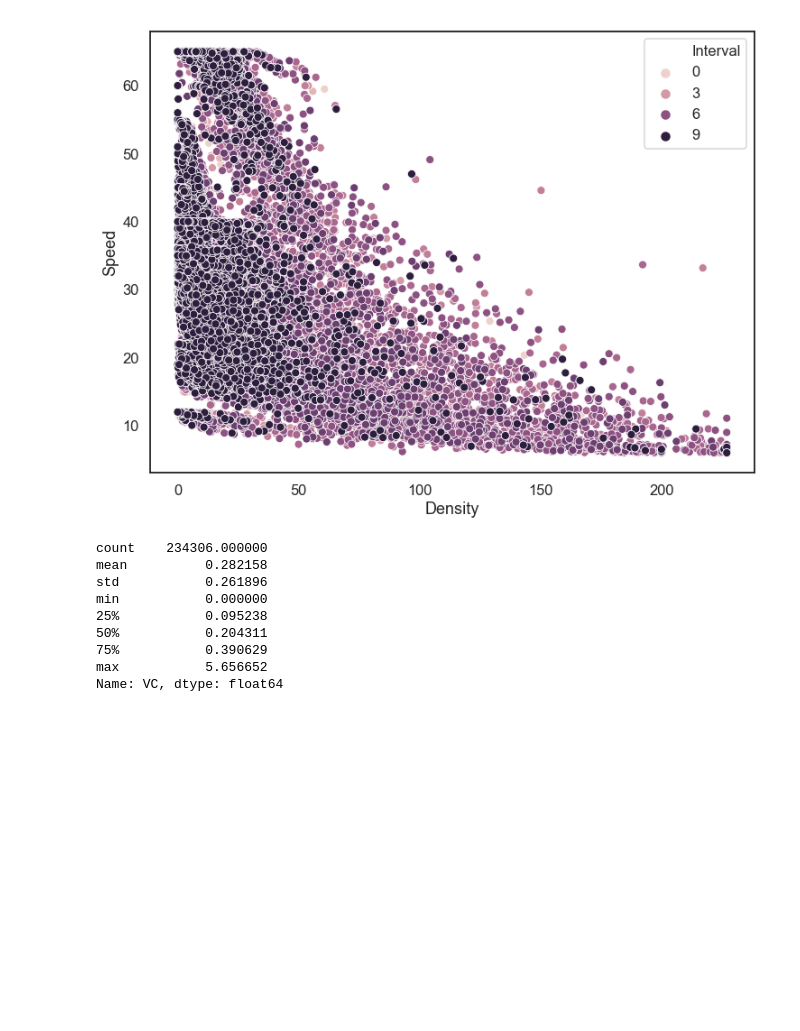
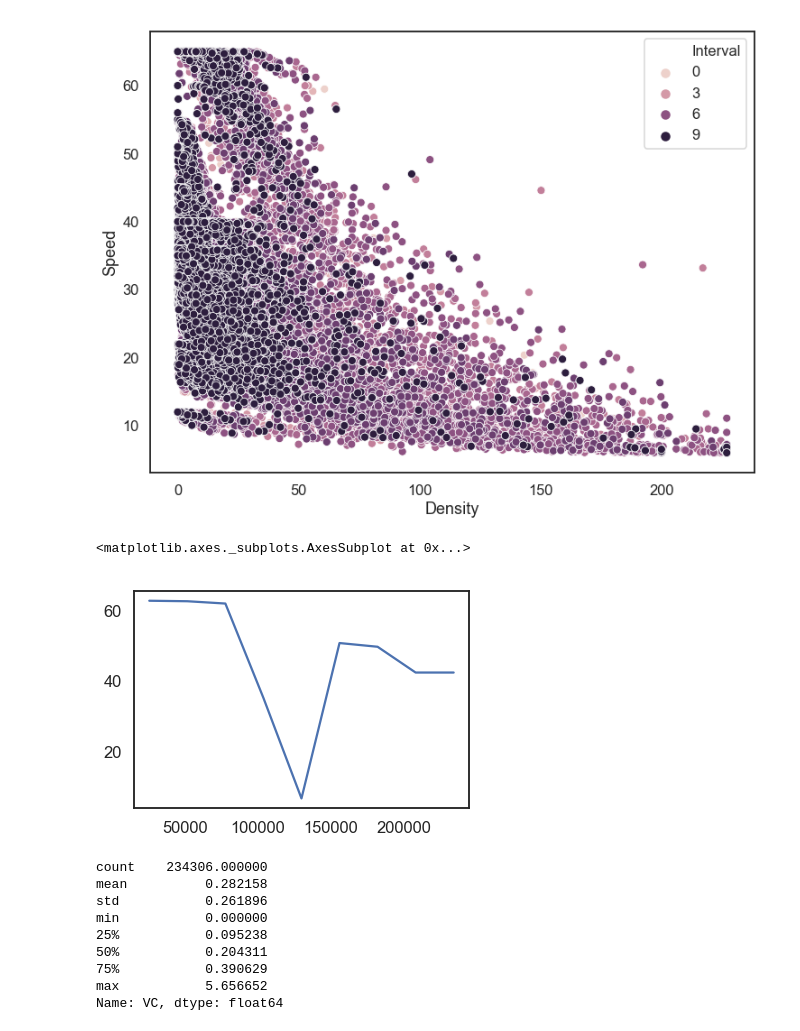
Before and after one commit to xys234/Work, a Jupyter notebook: notebooks/2018_08_21_Calculate_SWIFT_Congestion_Measures.ipynb, the cells around one changed output. Cells and saved outputs as stored; diff of their text form; code cells hidden in the pictures; blank space fills up the shorter version.

```diff
--- a/notebooks/2018_08_21_Calculate_SWIFT_Congestion_Measures.ipynb
+++ b/notebooks/2018_08_21_Calculate_SWIFT_Congestion_Measures.ipynb
@@ -210,6 +200,11 @@ sns.scatterplot(x='Density', y='Speed',hue='Interval', data=df_metric)
 # %% [output]
 <matplotlib.axes._subplots.AxesSubplot at 0x...>
 [figure]
+# %%
+df_metric.loc[(df_metric.Anode == 17148) & (df_metric.Bnode == 17149), 'Speed'].plot()
+# %% [output]
+<matplotlib.axes._subplots.AxesSubplot at 0x...>
+[figure, added]
 # %%
 df_metric.VC.describe()
 # %% [output]
```
Also changed, not shown: parts of 5 cells of this notebook, 5 other files.
